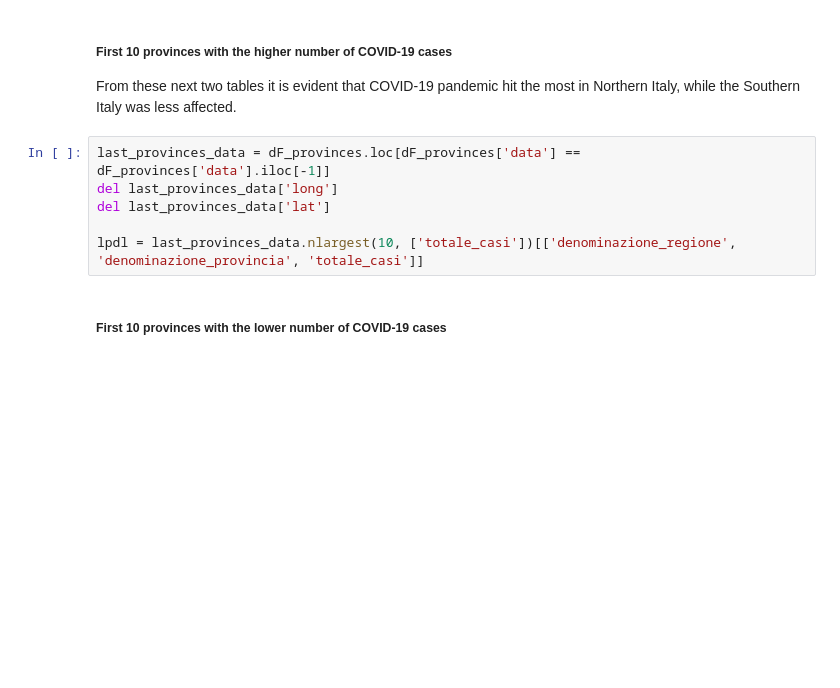
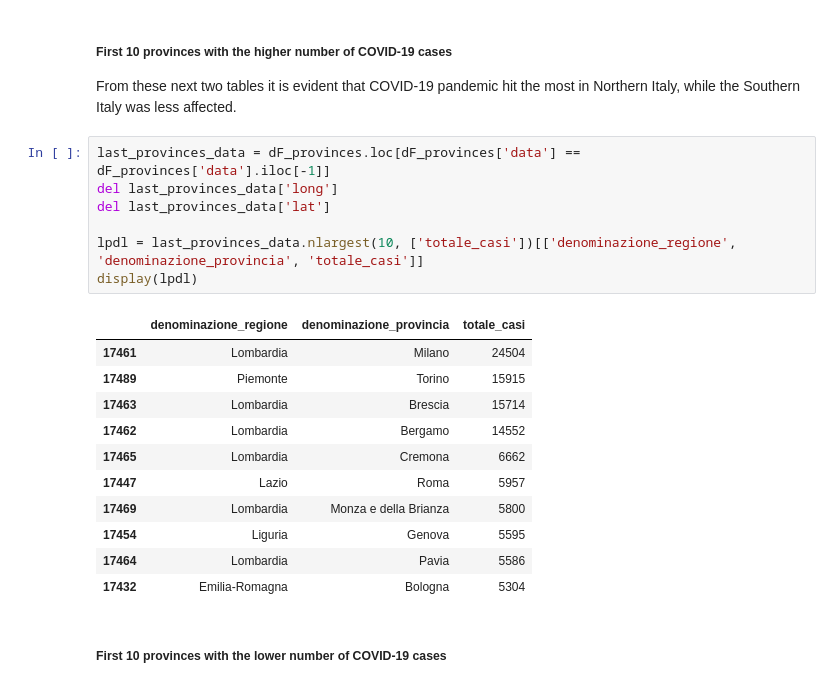
Before and after one commit to pisalore/AAGM_exam, a Jupyter notebook: pandas_exam.ipynb, the cells around one changed output. Drawn from its saved outputs; the diff is of its cells as text; blank space fills up the shorter version.

```diff
--- a/pandas_exam.ipynb
+++ b/pandas_exam.ipynb
@@ -492,9 +504,22 @@ was less affected.
 # %%
 last_provinces_data = dF_provinces.loc[dF_provinces['data'] == dF_provinces['data'].iloc[-1]]
 del last_provinces_data['long']
 del last_provinces_data['lat']
 
 lpdl = last_provinces_data.nlargest(10, ['totale_casi'])[['denominazione_regione', 'denominazione_provincia', 'totale_casi']]
+display(lpdl)
+# %% [output]
+|  | denominazione_regione | denominazione_provincia | totale_casi |
+| 17461 | Lombardia | Milano | 24504 |
+| 17489 | Piemonte | Torino | 15915 |
+| 17463 | Lombardia | Brescia | 15714 |
+| 17462 | Lombardia | Bergamo | 14552 |
+| 17465 | Lombardia | Cremona | 6662 |
+| 17447 | Lazio | Roma | 5957 |
+| 17469 | Lombardia | Monza e della Brianza | 5800 |
+| 17454 | Liguria | Genova | 5595 |
+| 17464 | Lombardia | Pavia | 5586 |
+| 17432 | Emilia-Romagna | Bologna | 5304 |
 # %% [markdown]
 ##### First 10 provinces with the lower number of COVID-19 cases
 # %%
```
Also changed, not shown: parts of 19 cells of this notebook.
